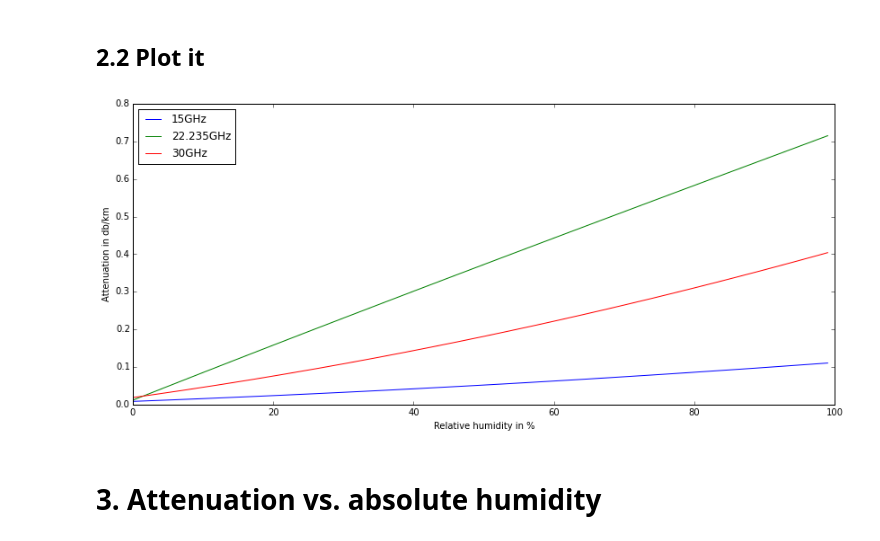
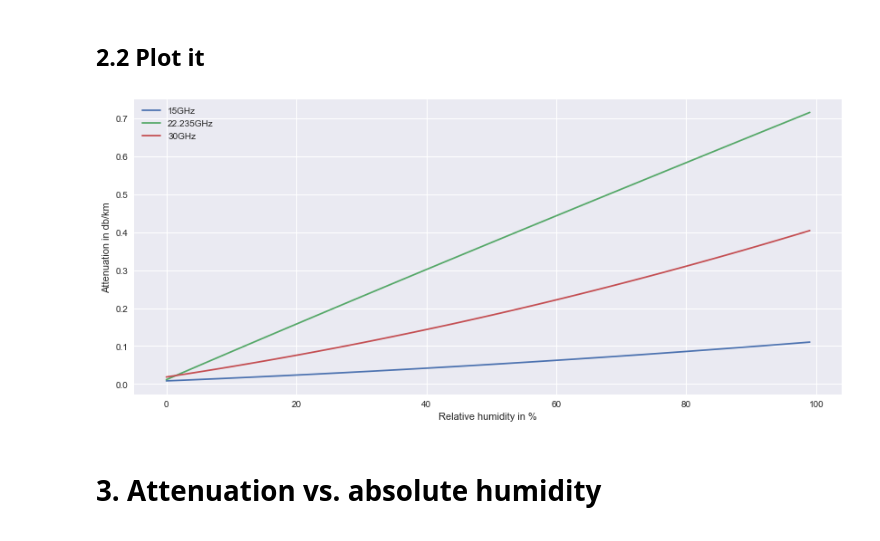
Before and after one commit to cchwala/pyMPM, a Jupyter notebook: notebooks/Water vapor attenuation at MW link frequencies.ipynb, the cells around one changed output. Cells and saved outputs as stored; diff of their text form; code cells hidden in the pictures.

```diff
--- a/notebooks/Water vapor attenuation at MW link frequencies.ipynb
+++ b/notebooks/Water vapor attenuation at MW link frequencies.ipynb
@@ -7,19 +8,20 @@ from pyMPM import MPM
+# %%
+plt.style.use('seaborn')
 # %% [markdown]
 # 1. Attenuation by water vapor over for MW range from 1 GHz to 100 GHz
 # %%
-figsize(14,6)
+fig, ax = plt.subplots(figsize=(14,6))
 
-f = arange(1,100)     # Vector of frequencies in GHz
+f = np.arange(1,100)     # Vector of frequencies in GHz
 T = 15                # Air temperature in degree Celcius
 P = 1013              # Air pressiure in mbar
 RH_vec = [0, 50, 100] # List of relative humidity values used for plotting
 
 for RH in RH_vec:
     A = MPM(f, P, T, RH, 0, 0, 0, 'att')
-    semilogy(f,A, label='RH ' + str(RH) + '%')
+    ax.semilogy(f,A, label='RH ' + str(RH) + '%')
 
-xlabel('f in GHz')
-ylabel('A in db/km')
-legend(loc=2)
-grid()
+ax.set_xlabel('f in GHz')
+ax.set_ylabel('A in db/km')
+plt.legend(loc=2);
 # %% [output]
@@ -30,7 +32,7 @@ grid()
 f_vec = [15,22.235,30]# Vector of frequencies in GHz
 T = 30                # Air temperature in degree Celcius
 P = 1013              # Air pressiure in mbar
-RH_vec = arange(100)  # Vector of relative humidity values
+RH_vec = np.arange(100)  # Vector of relative humidity values
 # %% [markdown]
 ## 2.1 Calculate it
 # %%
@@ -41,14 +43,16 @@ for f in f_vec:
 # %% [markdown]
 ## 2.2 Plot it
 # %%
+fig, ax = plt.subplots(figsize=(14,6))
+
 for f in f_vec:
     key = str(f) + 'GHz'
-    plot(RH_vec, A_dict[key], label=key)
-legend(loc=2)
-xlabel('Relative humidity in %')
-ylabel('Attenuation in db/km');
+    ax.plot(RH_vec, A_dict[key], label=key)
+plt.legend(loc=2)
+ax.set_xlabel('Relative humidity in %')
+ax.set_ylabel('Attenuation in db/km');
 # %% [output]
-[figure, old version]
+[figure, new version]
 # %% [markdown]
 # 3. Attenuation vs. absolute humidity
 # %% [markdown]
```
Also changed, not shown: parts of 9 cells of this notebook, 1 other file.
